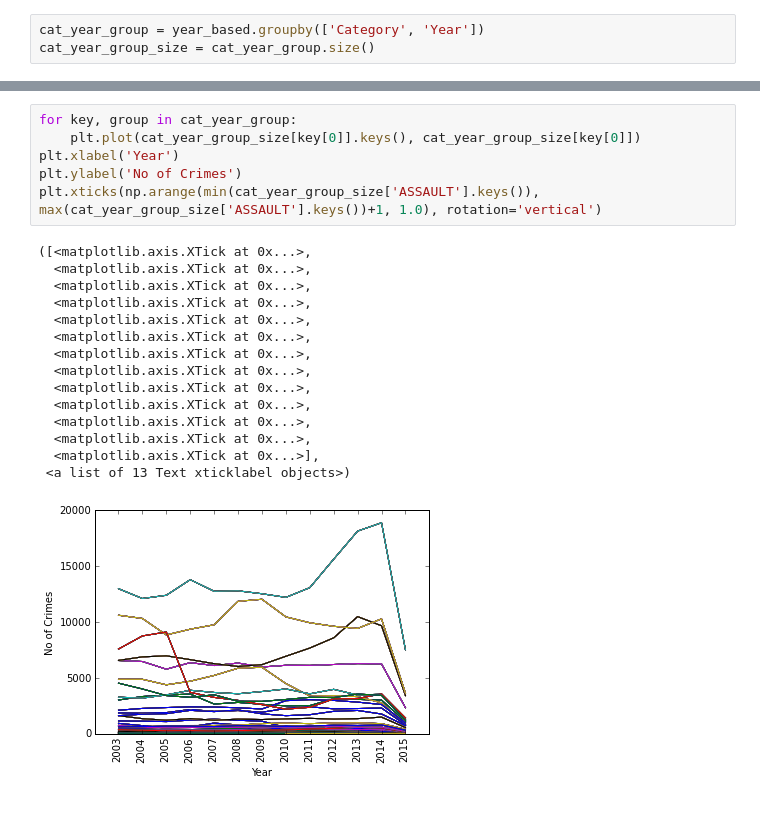
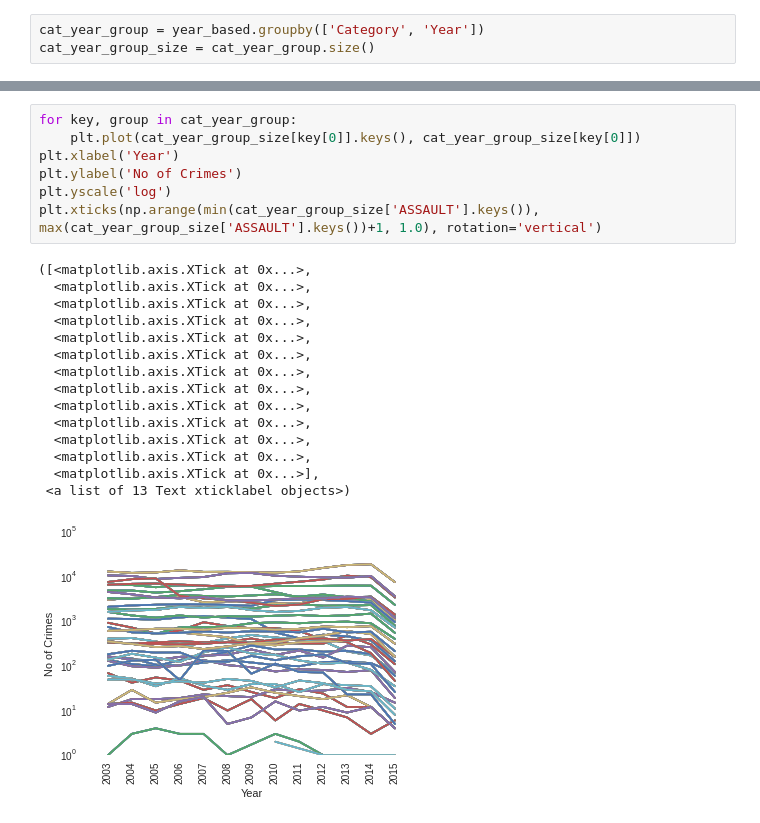
Before and after one commit to arundhaj/kaggle, a Jupyter notebook: sf_crime/crimes_over_years.ipynb, the cells around one changed output, grey strips where cells are left out. Drawn from its saved outputs; the diff is of its cells as text.

```diff
--- a/sf_crime/crimes_over_years.ipynb
+++ b/sf_crime/crimes_over_years.ipynb
@@ -63,22 +64,23 @@ cat_year_group_size['DRUNKENNESS'].plot(kind='line')
 # %%
 for key, group in cat_year_group:
     plt.plot(cat_year_group_size[key[0]].keys(), cat_year_group_size[key[0]])
 plt.xlabel('Year')
 plt.ylabel('No of Crimes')
+plt.yscale('log')
 plt.xticks(np.arange(min(cat_year_group_size['ASSAULT'].keys()), max(cat_year_group_size['ASSAULT'].keys())+1, 1.0), rotation='vertical')
 # %% [output]
 ([<matplotlib.axis.XTick at 0x...>,
   <matplotlib.axis.XTick at 0x...>,
   <matplotlib.axis.XTick at 0x...>,
   <matplotlib.axis.XTick at 0x...>,
   <matplotlib.axis.XTick at 0x...>,
   <matplotlib.axis.XTick at 0x...>,
   <matplotlib.axis.XTick at 0x...>,
   <matplotlib.axis.XTick at 0x...>,
   <matplotlib.axis.XTick at 0x...>,
   <matplotlib.axis.XTick at 0x...>,
   <matplotlib.axis.XTick at 0x...>,
   <matplotlib.axis.XTick at 0x...>,
   <matplotlib.axis.XTick at 0x...>],
  <a list of 13 Text xticklabel objects>)
-[figure, old version]
+[figure, new version]
```
Also changed, not shown: parts of 3 cells of this notebook, 1 other file.
